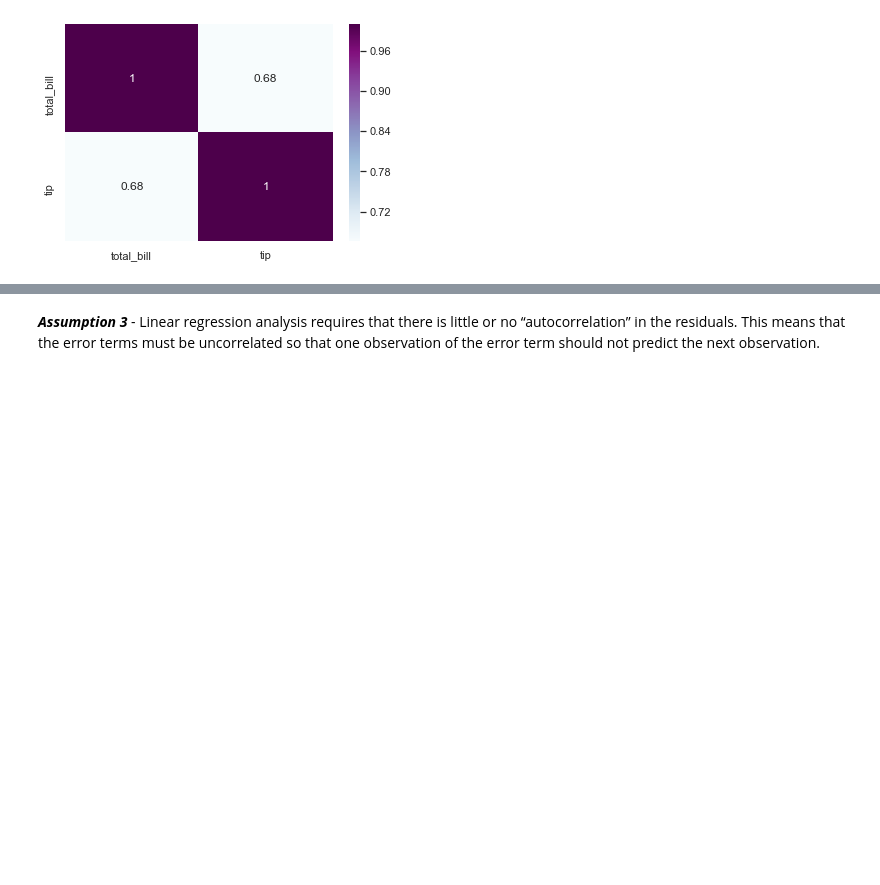
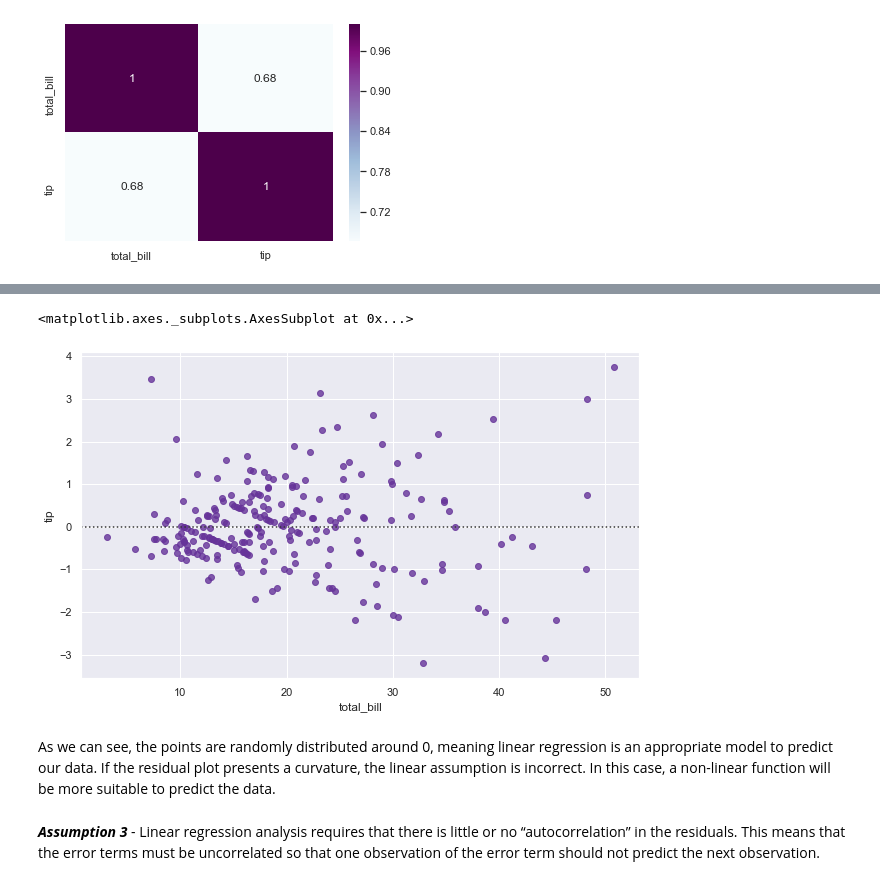
Before and after one commit to JuliaMal/Fundamentals_project, a Jupyter notebook: Tips.ipynb, the cells around one changed output, grey strips where cells are left out. Drawn from its saved outputs; the diff is of its cells as text; code cells hidden in the pictures; blank space fills up the shorter version.

Commit message:
3 Assumptions updated

```diff
--- a/Tips.ipynb
+++ b/Tips.ipynb
@@ -578,3 +473,11 @@ For the Pearson correlation, an absolute value of 1 indicates a perfect linear r
+# %%
+fig = plt.figure(figsize=(10,6))
+sns.residplot(df['total_bill'], df['tip'], color="rebeccapurple")
+# %% [output]
+<matplotlib.axes._subplots.AxesSubplot at 0x...>
+[figure, added]
+# %% [markdown]
+As we can see, the points are randomly distributed around 0, meaning linear regression is an appropriate model to predict our data. If the residual plot presents a curvature, the linear assumption is incorrect. In this case, a non-linear function will be more suitable to predict the data.
 # %% [markdown]
 **_Assumption 3_** - Linear regression analysis requires that there is little or no “autocorrelation” in the residuals. This means that the error terms must be uncorrelated so that one observation of the error term should not predict the next observation.
 # %%
```
Also changed, not shown: parts of 34 cells of this notebook.
